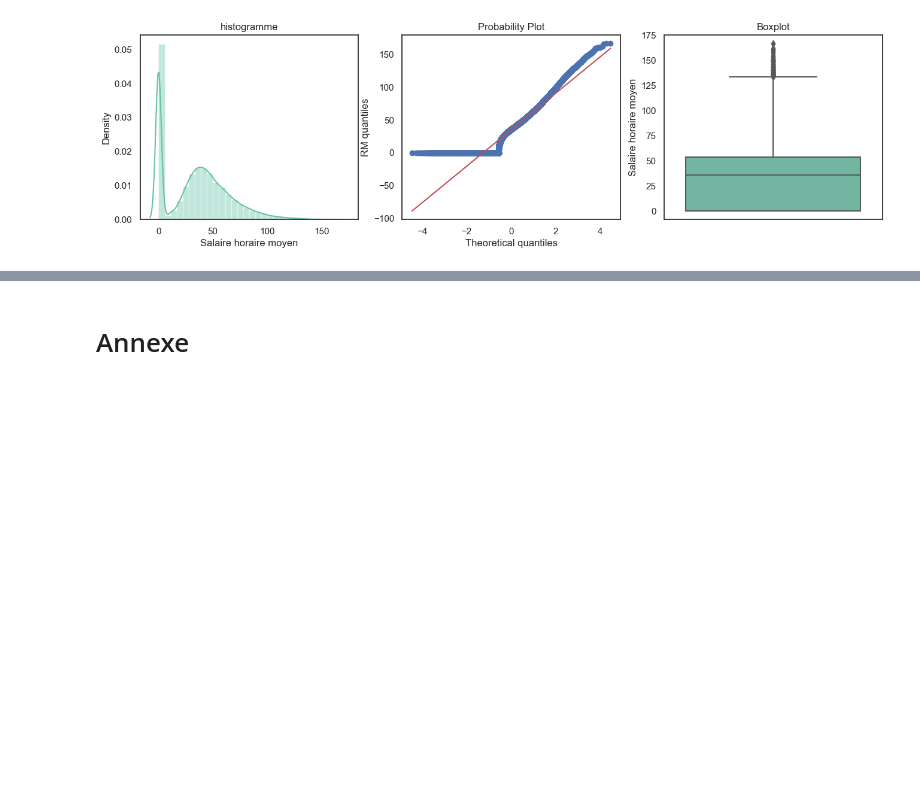
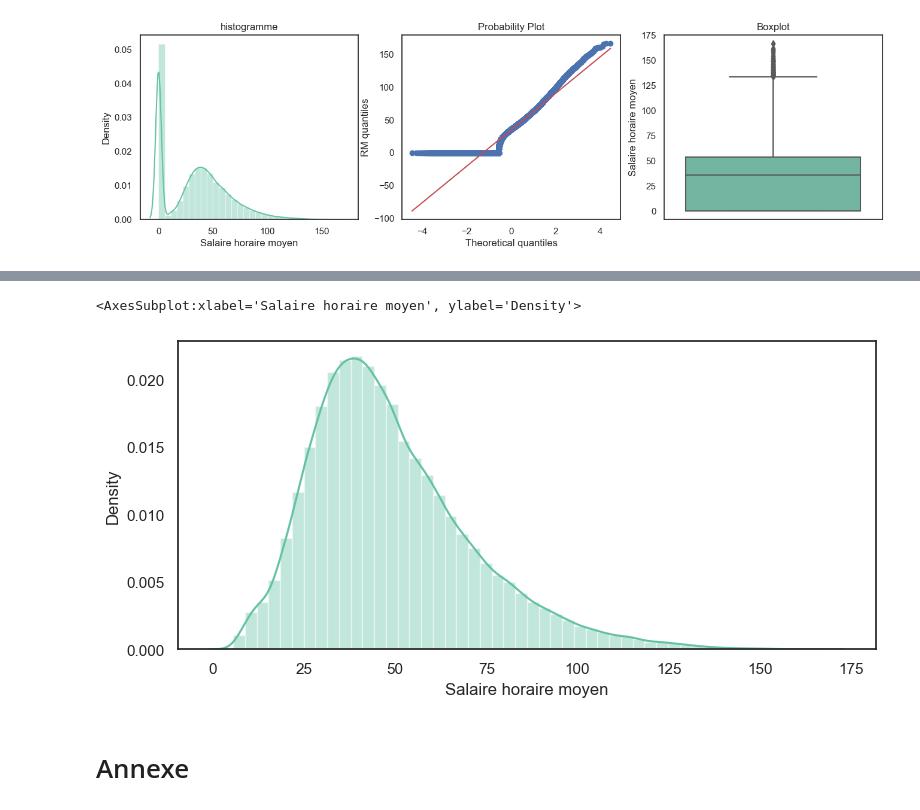
Before and after one commit to marciosdn/projet_77, a Jupyter notebook: AED Salaire Employe.ipynb, the cells around one changed output, grey strips where cells are left out. Saved outputs shown, nothing was run; the diff lists cells and outputs as text; code cells hidden in the pictures; blank space fills up the shorter version.

```diff
--- a/AED Salaire Employe.ipynb
+++ b/AED Salaire Employe.ipynb
@@ -786,3 +828,8 @@ diagnostic_plots(salaire_employe_CNP, "Salaire horaire moyen")
+# %%
+sns.distplot(salaire_employe_CNP[salaire_employe_CNP["Salaire horaire moyen"]!=0.0]["Salaire horaire moyen"])
+# %% [output]
+<AxesSubplot:xlabel='Salaire horaire moyen', ylabel='Density'>
+[figure, added]
 # %% [markdown]
 # Annexe
 # %%
```
Also changed, not shown: parts of 10 cells of this notebook.
